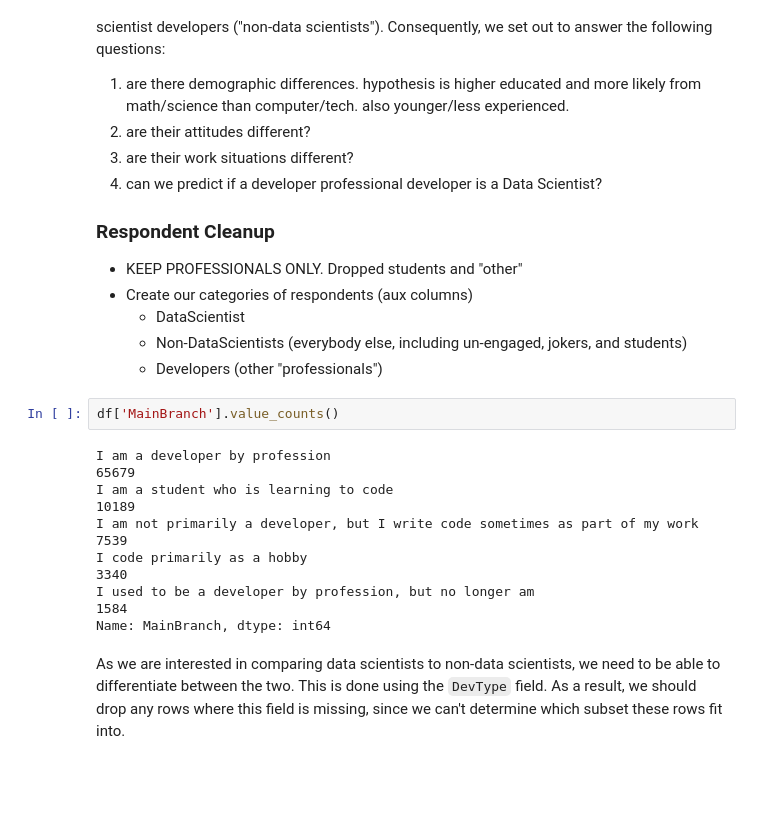
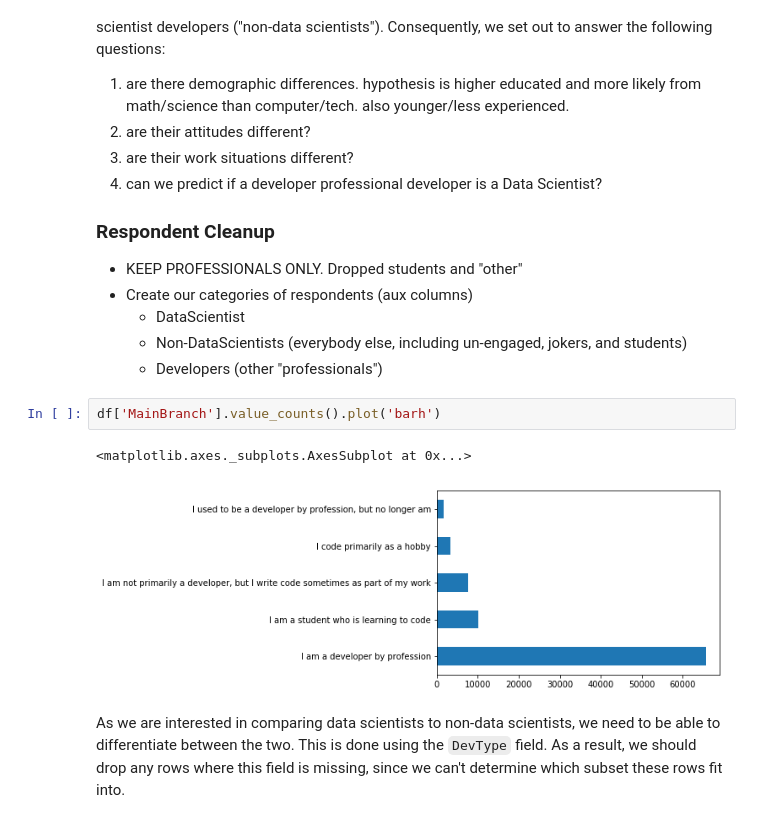
Before and after one commit to ergonyc/Practice-python-exercises, a Jupyter notebook: DataPresentation0/StackOverFlow-ThinkfulCapstone0.ipynb, the cells around one changed output. Drawn from its saved outputs; the diff is of its cells as text; blank space fills up the shorter version.

```diff
--- a/DataPresentation0/StackOverFlow-ThinkfulCapstone0.ipynb
+++ b/DataPresentation0/StackOverFlow-ThinkfulCapstone0.ipynb
@@ -302,14 +296,10 @@ The motivation behind this analysis is to explore how data scientists compare wi
     - Non-DataScientists (everybody else, including un-engaged, jokers, and students)
     - Developers (other "professionals")
 # %%
-df['MainBranch'].value_counts()
+df['MainBranch'].value_counts().plot('barh')
 # %% [output]
-I am a developer by profession                                                   65679
-I am a student who is learning to code                                           10189
-I am not primarily a developer, but I write code sometimes as part of my work     7539
-I code primarily as a hobby                                                       3340
-I used to be a developer by profession, but no longer am                          1584
-Name: MainBranch, dtype: int64
+<matplotlib.axes._subplots.AxesSubplot at 0x...>
+[figure, added]
 # %% [markdown]
 As we are interested in comparing data scientists to non-data scientists, we need to be able to differentiate between the two. This is done using the `DevType` field. As a result, we should drop any rows where this field is missing, since we can't determine which subset these rows fit into.
 # %%
```
Also changed, not shown: parts of 40 cells of this notebook.
